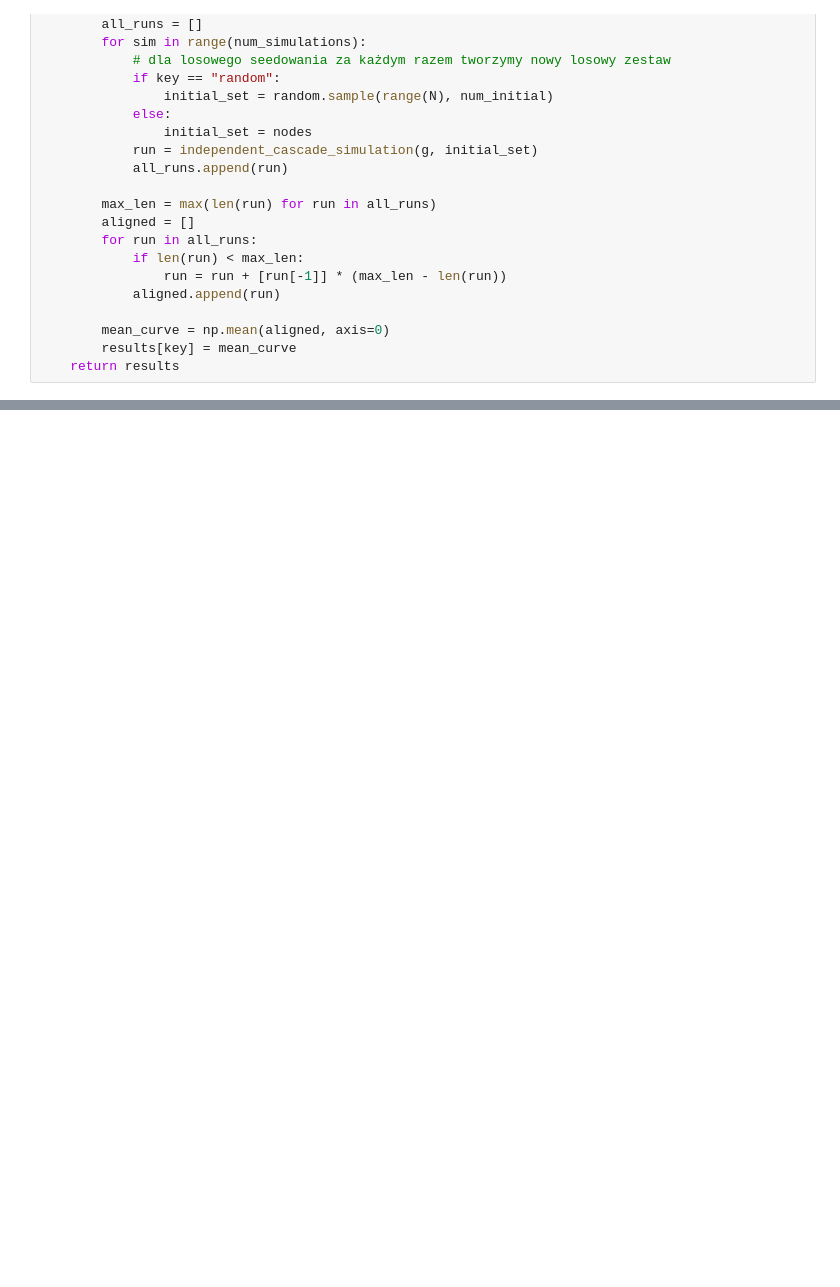
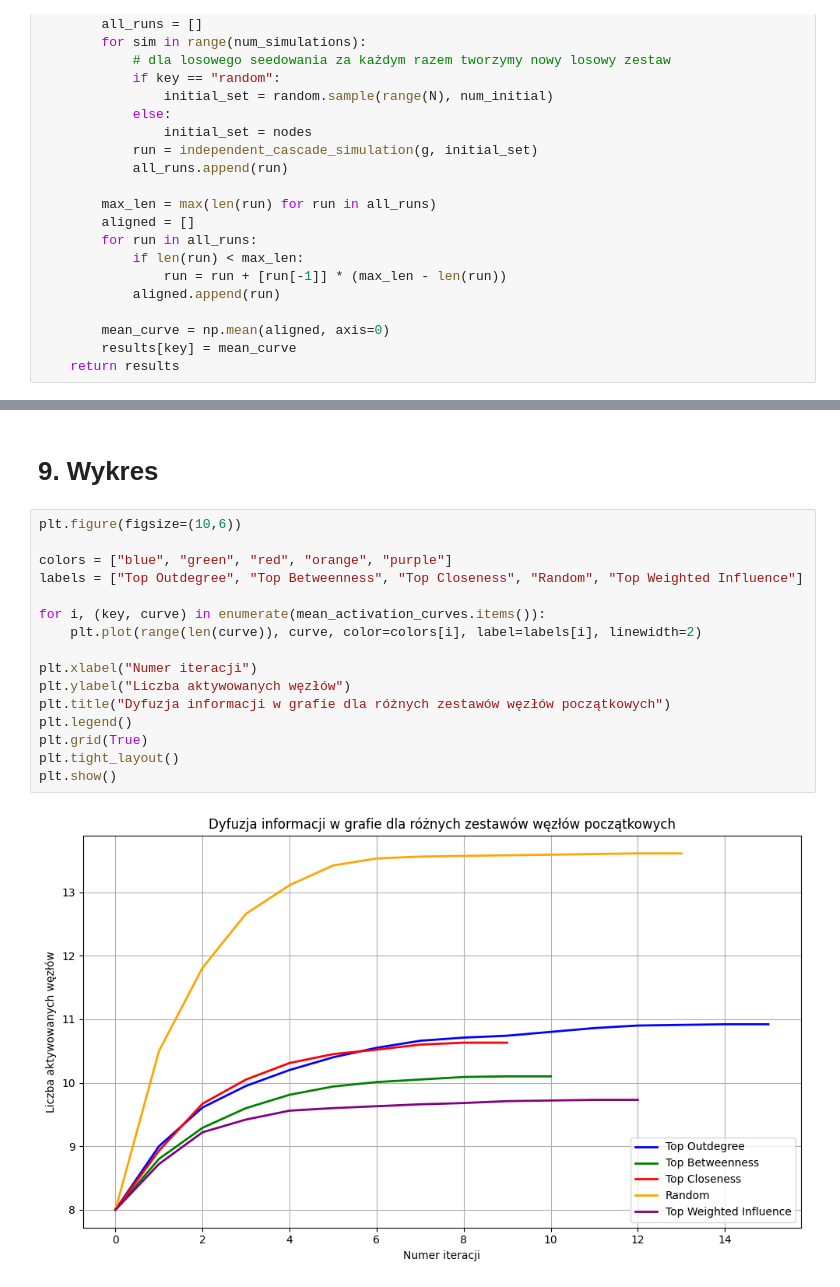
Before and after one commit to rmhere-classrooms/data-science-computational-social-science-2025-stepkos, a Jupyter notebook: mysolution/mysolution3.ipynb, the cells around one changed output, grey strips where cells are left out. Saved outputs shown, nothing was run; the diff lists cells and outputs as text; blank space fills up the shorter version.

Commit message:
feat: solution3 points 9 chart

```diff
--- a/mysolution/mysolution3.ipynb
+++ b/mysolution/mysolution3.ipynb
@@ -215,0 +217,20 @@ top_weighted_influence: [8.   8.8  9.28 9.49 9.55 9.56 9.57 9.57] ...
+# %% [markdown]
+# 9. Wykres
+# %%
+plt.figure(figsize=(10,6))
+
+colors = ["blue", "green", "red", "orange", "purple"]
+labels = ["Top Outdegree", "Top Betweenness", "Top Closeness", "Random", "Top Weighted Influence"]
+
+for i, (key, curve) in enumerate(mean_activation_curves.items()):
+    plt.plot(range(len(curve)), curve, color=colors[i], label=labels[i], linewidth=2)
+
+plt.xlabel("Numer iteracji")
+plt.ylabel("Liczba aktywowanych węzłów")
+plt.title("Dyfuzja informacji w grafie dla różnych zestawów węzłów początkowych")
+plt.legend()
+plt.grid(True)
+plt.tight_layout()
+plt.show()
+# %% [output]
+[figure, added]
```
Also changed, not shown: parts of 2 cells of this notebook.
